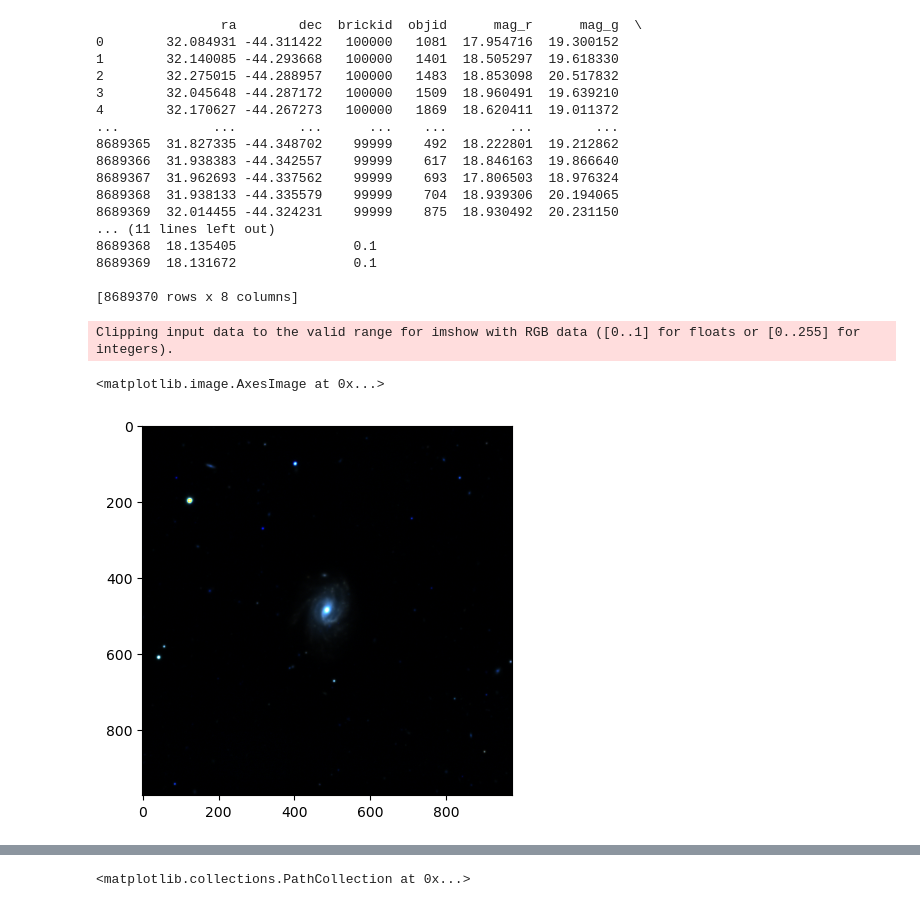
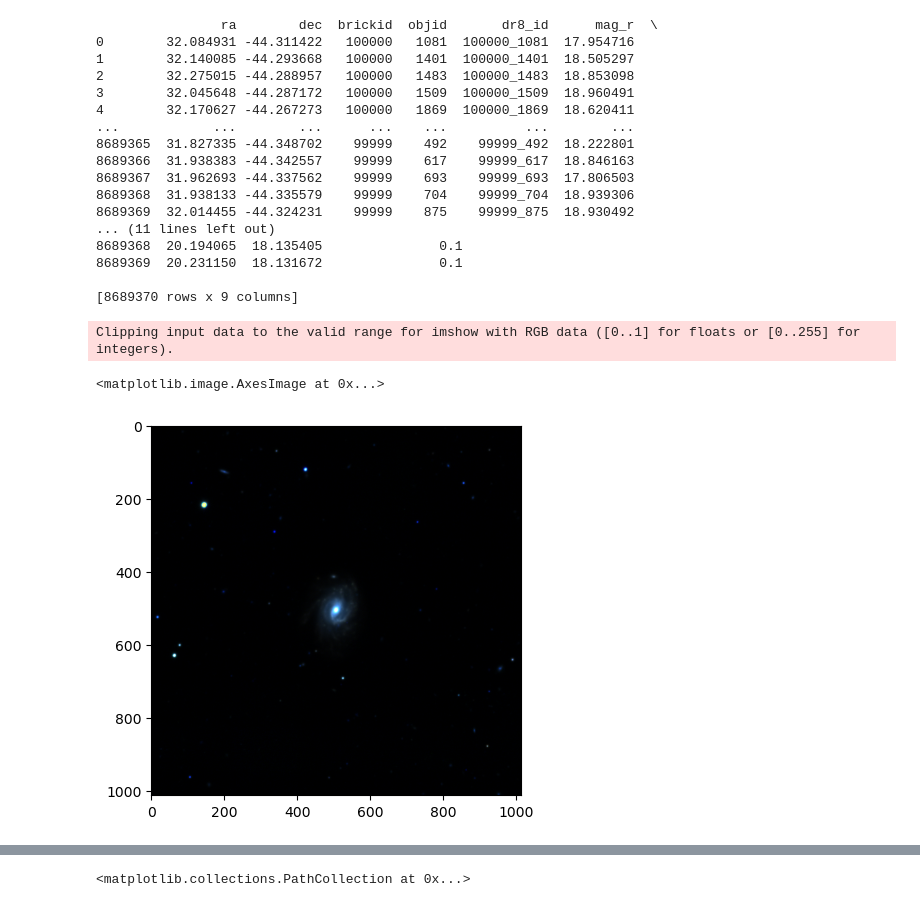
Before and after one commit to mwalmsley/zoobot-3d, a Jupyter notebook: desi_manga_crossmatch.ipynb, the cells around one changed output, grey strips where cells are left out. Saved outputs shown, nothing was run; the diff lists cells and outputs as text; code cells hidden in the pictures.

```diff
--- a/desi_manga_crossmatch.ipynb
+++ b/desi_manga_crossmatch.ipynb
@@ -15,39 +15,40 @@ columns = [
     'dec',
     'brickid',
     'objid',
+    'dr8_id',
     'mag_r',
     'mag_g',
     'mag_z',
     'est_dr5_pixscale'
 ]
-gz_desi = pd.read_parquet('/Users/user/repos/zoobot-3d/data/gz_desi/master_all_file_index_passes_file_checks.parquet', columns=columns)
+gz_desi = pd.read_parquet('/Users/user/repos/zoobot-3d/data/desi/master_all_file_index_passes_file_checks.parquet', columns=columns)
 print(gz_desi)
 # %% [output]
-                ra        dec  brickid  objid      mag_r      mag_g  \
-0        32.084931 -44.311422   100000   1081  17.954716  19.300152
-1        32.140085 -44.293668   100000   1401  18.505297  19.618330
-2        32.275015 -44.288957   100000   1483  18.853098  20.517832
-3        32.045648 -44.287172   100000   1509  18.960491  19.639210
-4        32.170627 -44.267273   100000   1869  18.620411  19.011372
-...            ...        ...      ...    ...        ...        ...
-8689365  31.827335 -44.348702    99999    492  18.222801  19.212862
-8689366  31.938383 -44.342557    99999    617  18.846163  19.866640
-8689367  31.962693 -44.337562    99999    693  17.806503  18.976324
-8689368  31.938133 -44.335579    99999    704  18.939306  20.194065
-8689369  32.014455 -44.324231    99999    875  18.930492  20.231150
+                ra        dec  brickid  objid       dr8_id      mag_r  \
+0        32.084931 -44.311422   100000   1081  100000_1081  17.954716
+1        32.140085 -44.293668   100000   1401  100000_1401  18.505297
+2        32.275015 -44.288957   100000   1483  100000_1483  18.853098
+3        32.045648 -44.287172   100000   1509  100000_1509  18.960491
+4        32.170627 -44.267273   100000   1869  100000_1869  18.620411
+...            ...        ...      ...    ...          ...        ...
+8689365  31.827335 -44.348702    99999    492    99999_492  18.222801
+8689366  31.938383 -44.342557    99999    617    99999_617  18.846163
+8689367  31.962693 -44.337562    99999    693    99999_693  17.806503
+8689368  31.938133 -44.335579    99999    704    99999_704  18.939306
+8689369  32.014455 -44.324231    99999    875    99999_875  18.930492
 ... (11 lines left out)
-8689368  18.135405               0.1
-8689369  18.131672               0.1
+8689368  20.194065  18.135405               0.1
+8689369  20.231150  18.131672               0.1
 
-[8689370 rows x 8 columns]
+[8689370 rows x 9 columns]
 # %%
 from astropy.io import fits
 
-plt.imshow(fits.open('data/gz_desi/fits/402520/402520_1718.fits')[0].data.transpose(1, 2, 0))
+plt.imshow(fits.open('data/desi/fits/402520/402520_1718.fits')[0].data.transpose(1, 2, 0))
 # %% [output]
 Clipping input data to the valid range for imshow with RGB data ([0..1] for floats or [0..255] for integers).
 <matplotlib.image.AxesImage at 0x...>
-[figure, old version]
+[figure, new version]
 # %%
 # manga = Table.read('/Users/user/repos/zoobot-3d/data/MaNGA_GZD_auto-v1_0_1.fits')[['MANGAID', 'NSA_IAUNAME', 'OBJRA', 'OBJDEC', 'Z', 'MNGTARG1', 'MNGTARG2', 'MNGTARG3', 'IFUDESIGNSIZE']].to_pandas()
 # manga['MANGAID'] = manga['MANGAID'].str.decode('utf8')
```
Also changed, not shown: 2 other files.
